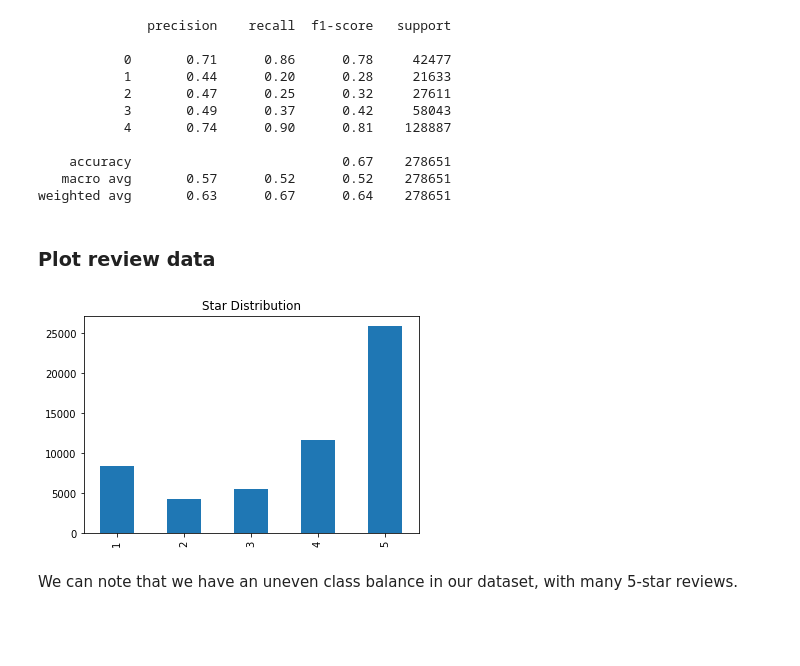
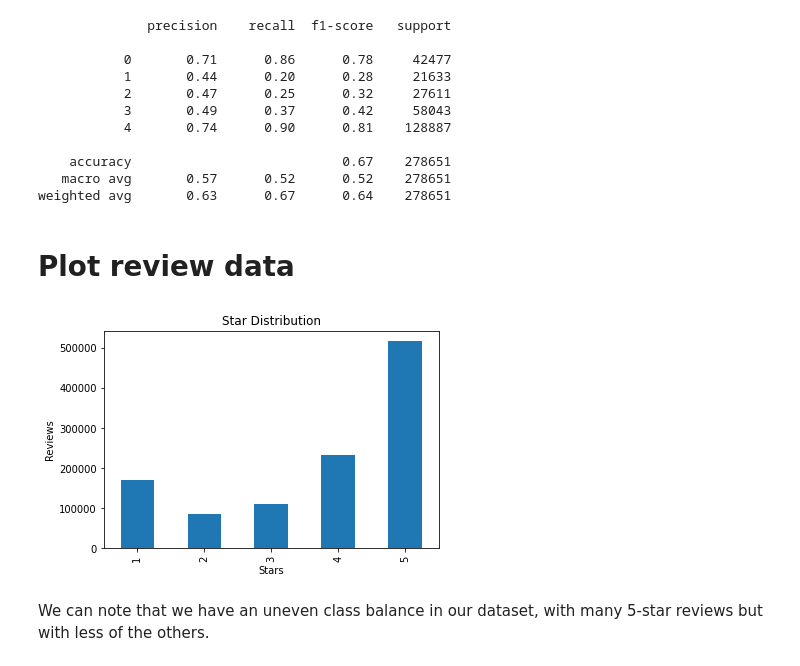
Before and after one commit to simhermansson/NLP_Yelp_Reviews, a Jupyter notebook: NLP_Yelp_Reviews.ipynb, the cells around one changed output. Drawn from its saved outputs; the diff is of its cells as text; code cells hidden in the pictures; blank space fills up the shorter version.

Commit message:
Star distribution plot saved

```diff
--- a/NLP_Yelp_Reviews.ipynb
+++ b/NLP_Yelp_Reviews.ipynb
@@ -424,15 +399,28 @@ print(classification_report(test_review["labels"], ys))
    macro avg       0.57      0.52      0.52    278651
 weighted avg       0.63      0.67      0.64    278651
 # %% [markdown]
-### Plot review data
+# Plot review data
 # %%
 import matplotlib.pyplot as plt
 
-# Create a bar plot for the training data
-train_review_df["stars"].value_counts().sort_index().plot(kind="bar")
+# Create a bar plot for the training data and save it to wandb
+wandb.init()
+train_review["labels"].value_counts().sort_index().plot(kind="bar")
 plt.title("Star Distribution")
-plt.show()
+plt.xlabel("Stars")
+plt.ylabel("Reviews")
+plt.xticks(np.arange(5), ["1", "2", "3", "4", "5"])
+wandb.log({"chart": plt})
+wandb.finish()
-# %% [output]
-[figure, removed]
+# %%
+# Show it here as well
+train_review["labels"].value_counts().sort_index().plot(kind="bar")
+plt.title("Star Distribution")
+plt.xlabel("Stars")
+plt.ylabel("Reviews")
+plt.xticks(np.arange(5), ["1", "2", "3", "4", "5"])
+plt.show()
+# %% [output]
+[figure, added]
 # %% [markdown]
-We can note that we have an uneven class balance in our dataset, with many 5-star reviews.
+We can note that we have an uneven class balance in our dataset, with many 5-star reviews but with less of the others.
```
Also changed, not shown: parts of 6 cells of this notebook.
